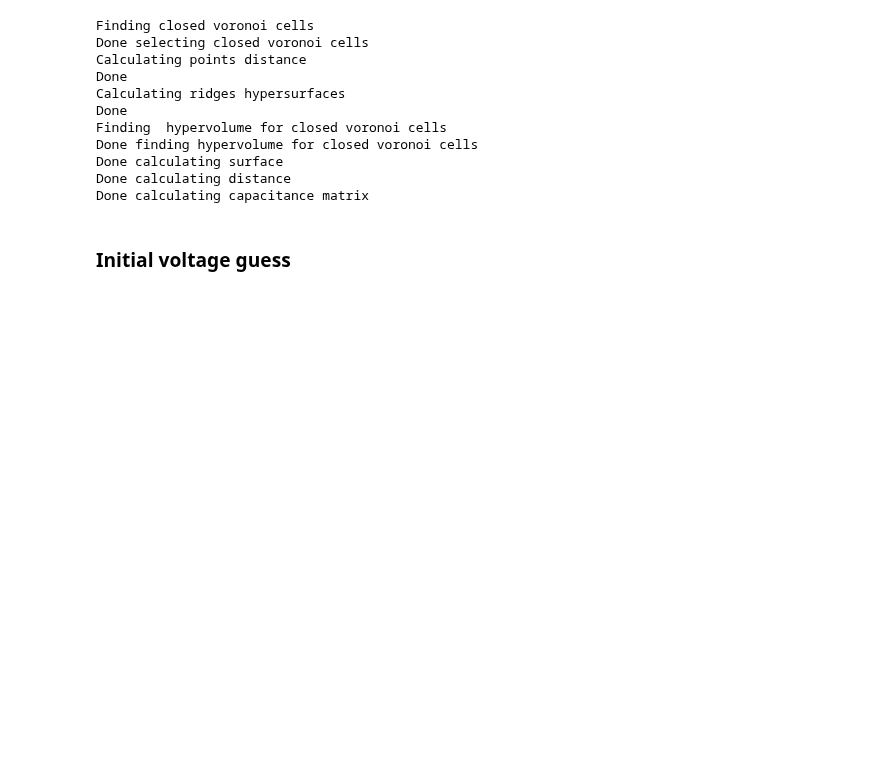
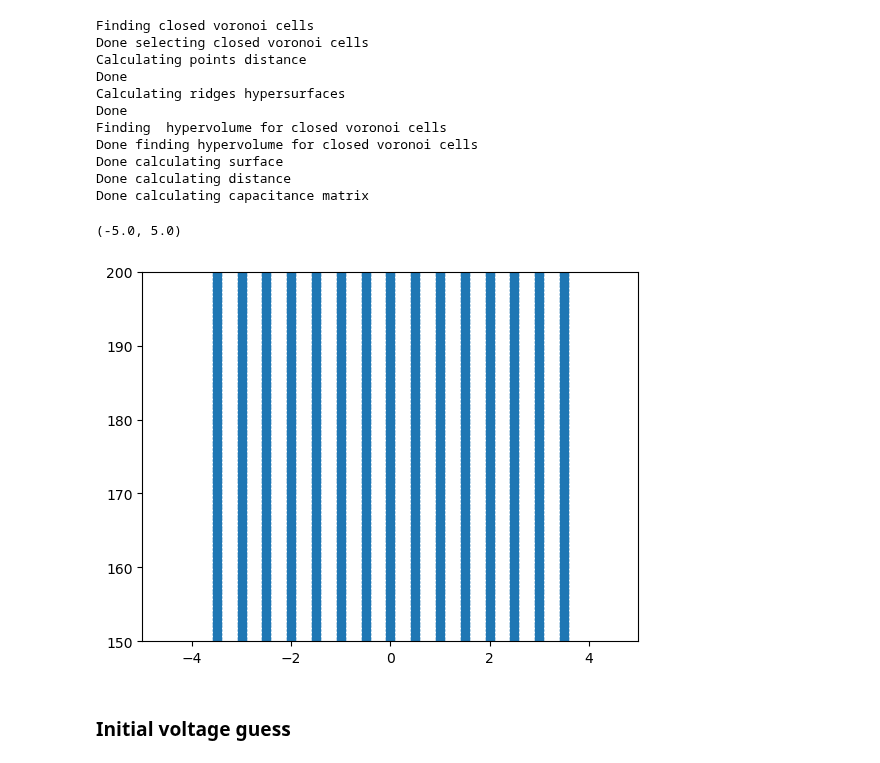
Before and after one commit to Satin21/Trijunction, a Jupyter notebook: analysis/minimal_loss.ipynb, the cells around one changed output. Cells and saved outputs as stored; diff of their text form; code cells hidden in the pictures; blank space fills up the shorter version.

```diff
--- a/analysis/minimal_loss.ipynb
+++ b/analysis/minimal_loss.ipynb
@@ -76,6 +53,13 @@ Done calculating distance
 Done calculating capacitance matrix
 # %%
 kwant_sites = np.array([site.pos for site in system.trijunction.sites])/scale
+# %%
+plt.scatter(kwant_sites[:, 0], kwant_sites[:, 1])
+plt.ylim(150, 200)
+plt.xlim(-5, 5)
+# %% [output]
+(-5.0, 5.0)
+[figure, added]
 # %% [markdown]
 ### Initial voltage guess
 # %%
```
Also changed, not shown: parts of 1 cell of this notebook, 6 other files.
